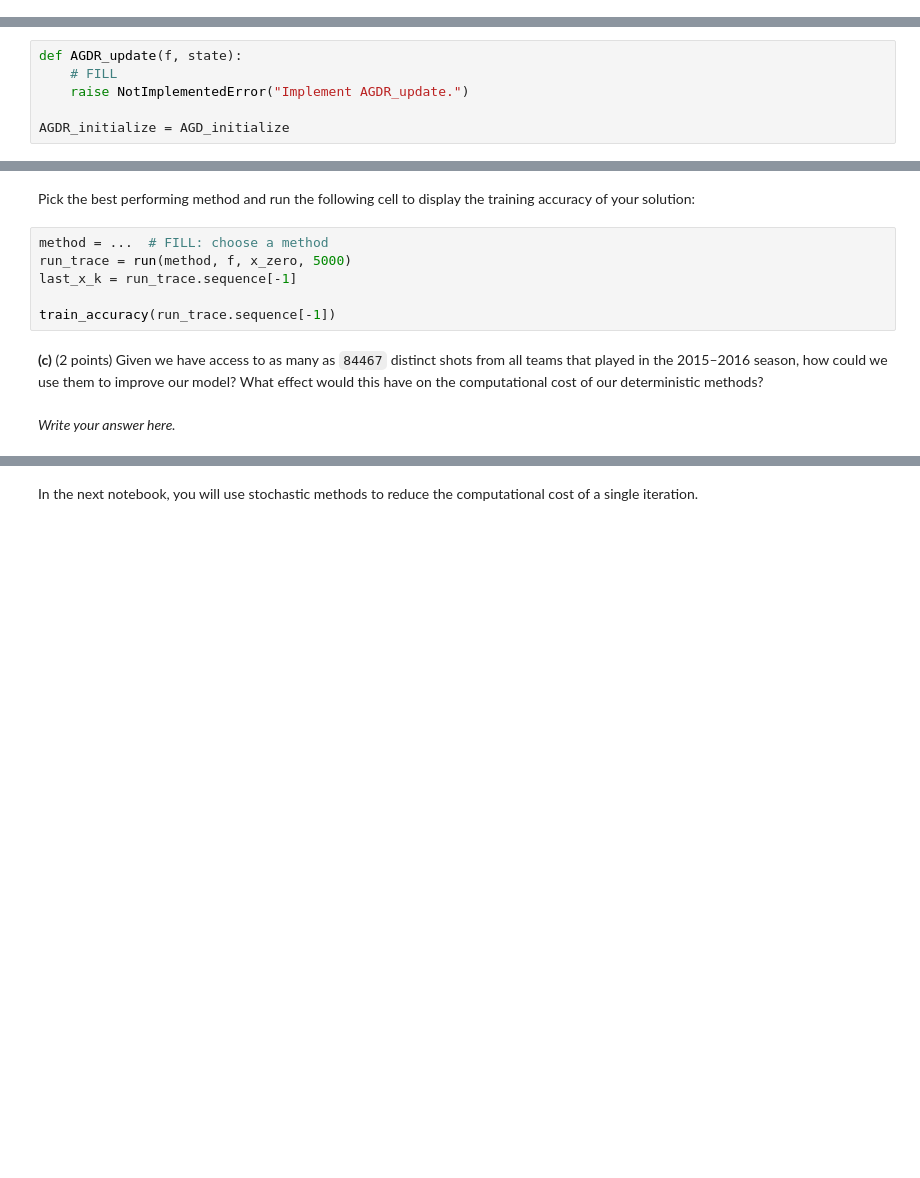
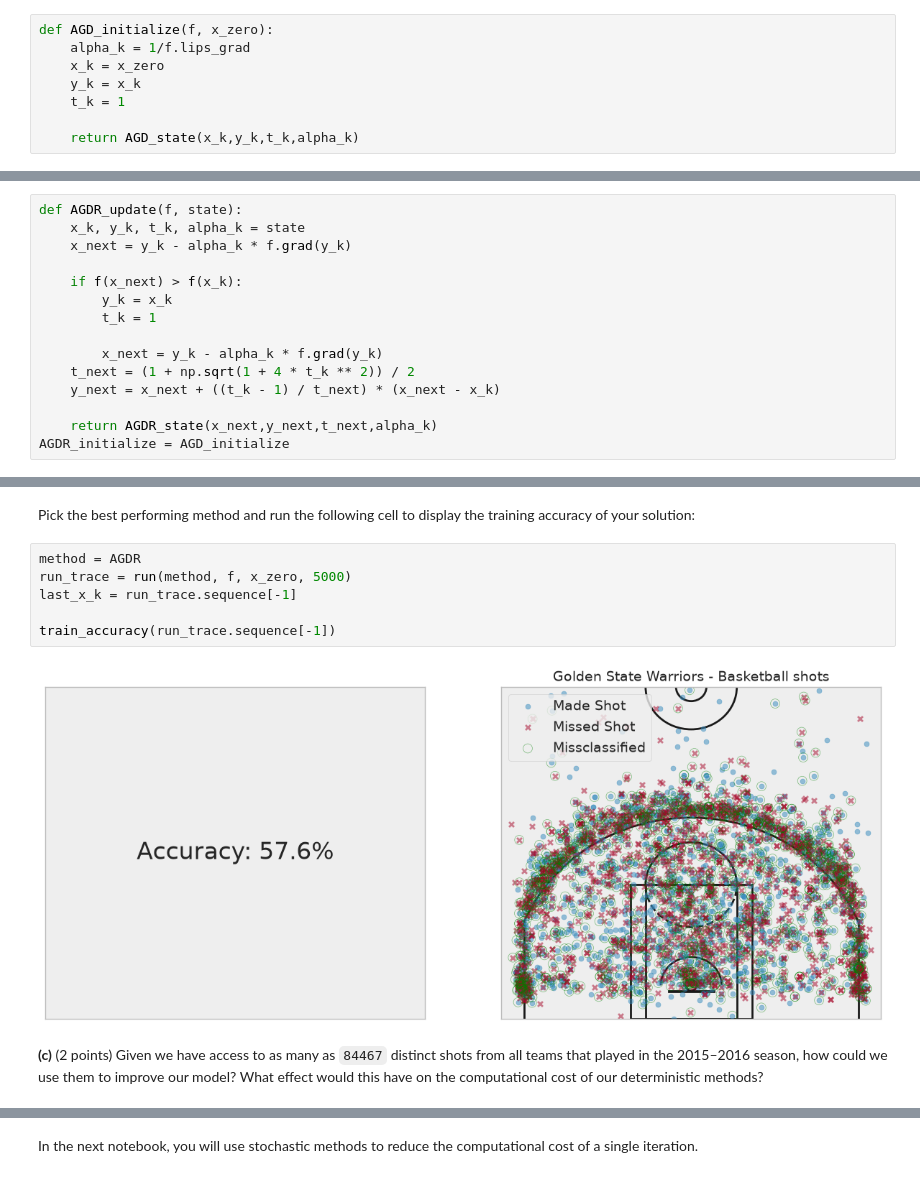
Before and after one commit to francescofoglia0/Project_Math_of_Data, a Jupyter notebook: HW1/Part 2 - First order methods.ipynb, the cells around one changed output, grey strips where cells are left out. Cells and saved outputs as stored; diff of their text form; blank space fills up the shorter version.

```diff
--- a/HW1/Part 2 - First order methods.ipynb
+++ b/HW1/Part 2 - First order methods.ipynb
@@ -163,3 +180,11 @@ def AGD_initialize(f, x_zero):
+# %%
+def AGD_initialize(f, x_zero):
+    alpha_k = 1/f.lips_grad
+    x_k = x_zero
+    y_k = x_k
+    t_k = 1
+
+    return AGD_state(x_k,y_k,t_k,alpha_k)
 # %% [markdown]
 We have all the necessary ingredients to define the optimization algorithm in the following cell:
 # %%
@@ -301,10 +407,19 @@ class AGDR_state(AGD_state):
     pass
-# %%
-def AGDR_update(f, state):
-    # FILL
-    raise NotImplementedError("Implement AGDR_update.")
-
-AGDR_initialize = AGD_initialize
+# %%
+def AGDR_update(f, state):
+    x_k, y_k, t_k, alpha_k = state
+    x_next = y_k - alpha_k * f.grad(y_k)
+
+    if f(x_next) > f(x_k):
+        y_k = x_k
+        t_k = 1
+
+        x_next = y_k - alpha_k * f.grad(y_k)
+    t_next = (1 + np.sqrt(1 + 4 * t_k ** 2)) / 2
+    y_next = x_next + ((t_k - 1) / t_next) * (x_next - x_k)
+
+    return AGDR_state(x_next,y_next,t_next,alpha_k)
+AGDR_initialize = AGD_initialize
 # %%
 AGDR = OptAlgorithm(name="AGDR", init_state = AGDR_initialize, state_update=AGDR_update)
 # %%
@@ -596,12 +844,12 @@ plot(methods, f, x_zero, max_iteration=5000, palette="tab20")
 # %% [markdown]
 Pick the best performing method and run the following cell to display the training accuracy of your solution:
 # %%
-method = ...  # FILL: choose a method
+method = AGDR
 run_trace = run(method, f, x_zero, 5000)
 last_x_k = run_trace.sequence[-1]
 
 train_accuracy(run_trace.sequence[-1])
+# %% [output]
+[figure, added]
 # %% [markdown]
 **(c)** (2 points) Given we have access to as many as `84467` distinct shots from all teams that played in the 2015–2016 season, how could we use them to improve our model? What effect would this have on the computational cost of our deterministic methods?
-# %% [markdown]
-*Write your answer here.*
```
Also changed, not shown: parts of 57 cells of this notebook, 1 other file.
